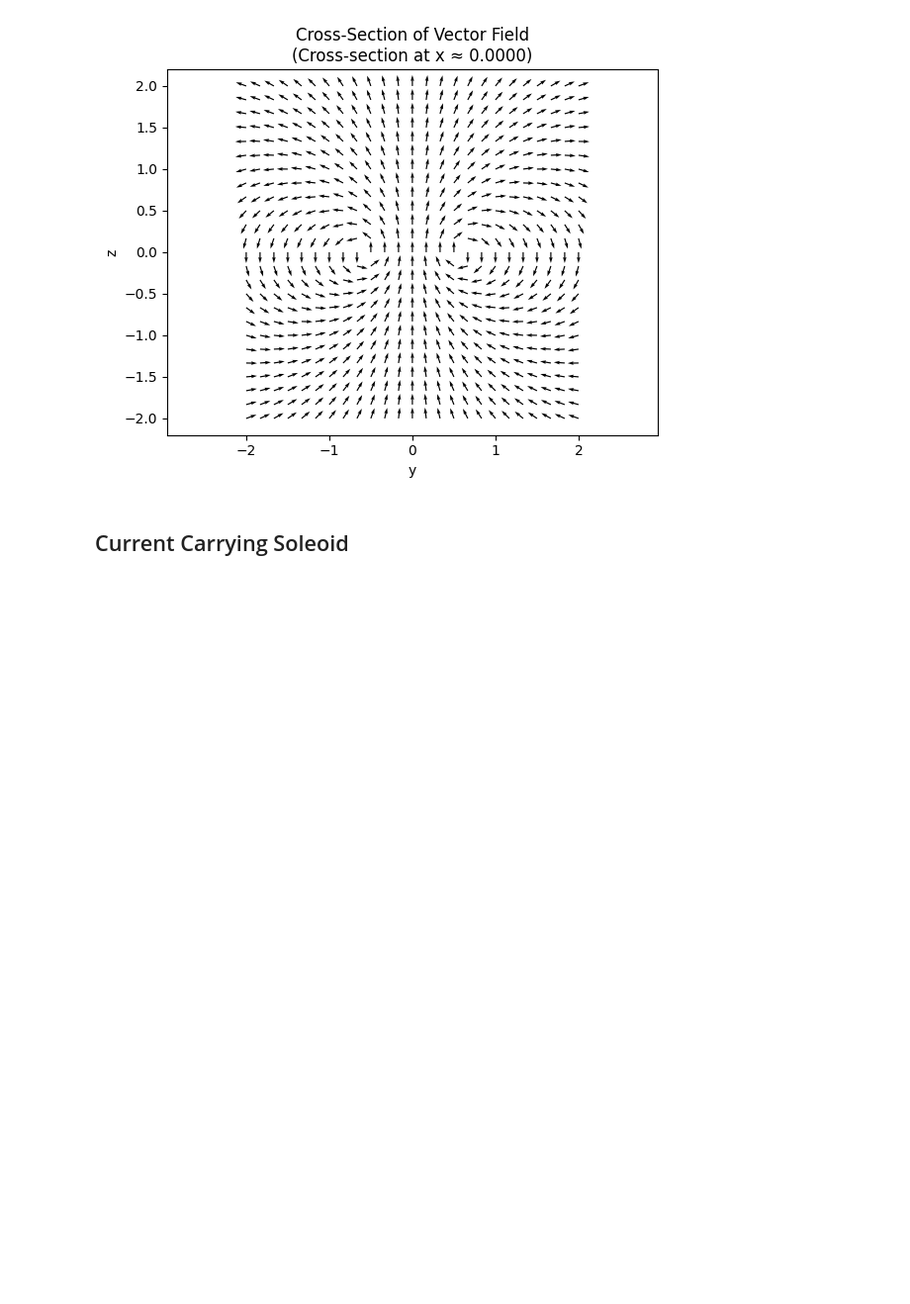
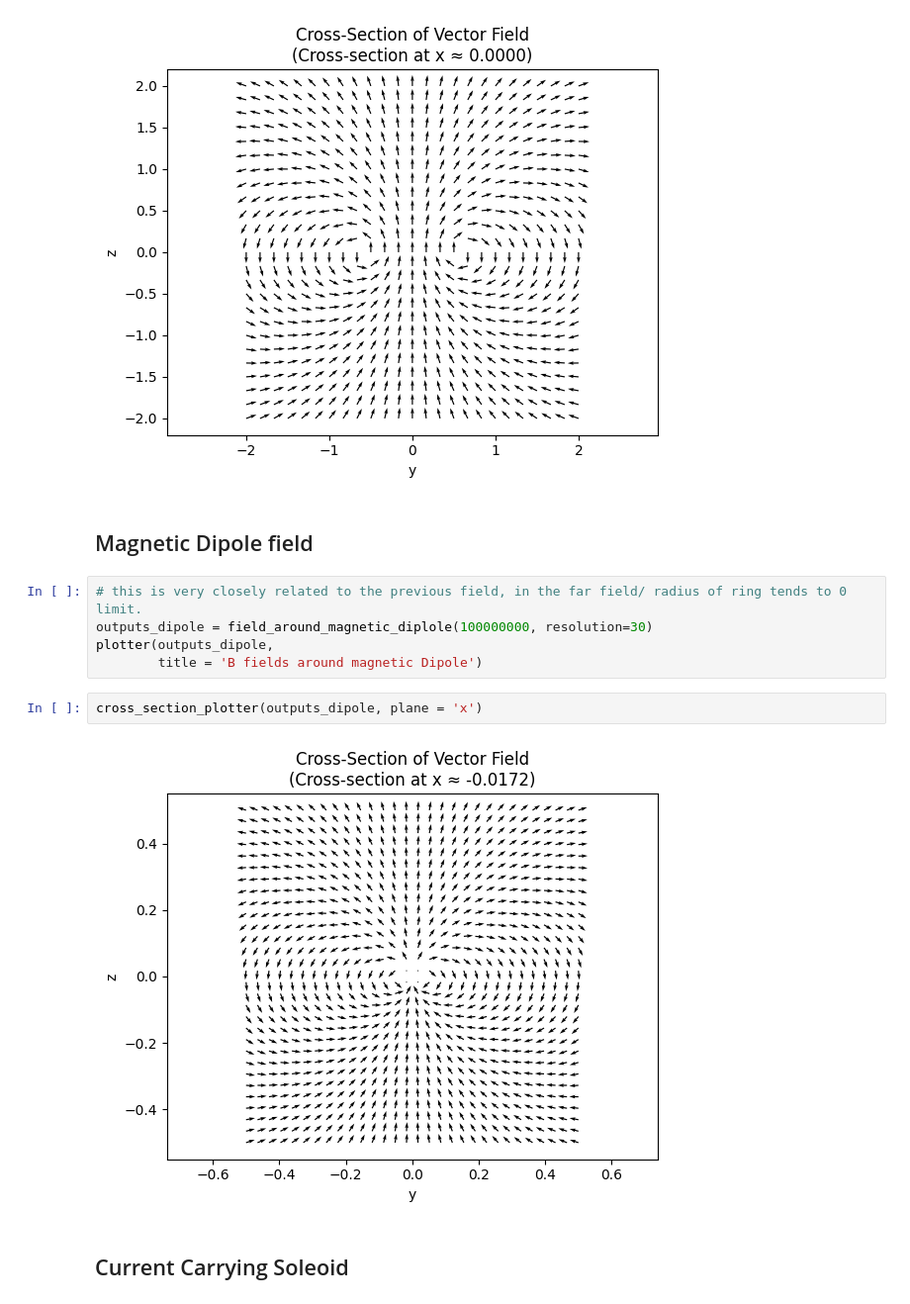
Before and after one commit to Harry-Ell/RT2, a Jupyter notebook: vector_field_plottings/physical_fields.ipynb, the cells around one changed output. Shown at 99% size. Drawn from its saved outputs; the diff is of its cells as text; blank space fills up the shorter version.

Commit message:
added dipole field, split up plotter

```diff
--- a/vector_field_plottings/physical_fields.ipynb
+++ b/vector_field_plottings/physical_fields.ipynb
@@ -35,6 +36,17 @@ plotter(outputs_coil,
 cross_section_plotter(outputs_coil, plane = 'x')
 # %% [output]
 [figure]
+# %% [markdown]
+## Magnetic Dipole field
+# %%
+# this is very closely related to the previous field, in the far field/ radius of ring tends to 0 limit.
+outputs_dipole = field_around_magnetic_diplole(100000000, resolution=30)
+plotter(outputs_dipole,
+        title = 'B fields around magnetic Dipole')
+# %%
+cross_section_plotter(outputs_dipole, plane = 'x')
+# %% [output]
+[figure, added]
 # %% [markdown]
 ## Current Carrying Soleoid
 # %%
```
Also changed, not shown: parts of 3 cells of this notebook, 7 other files.
